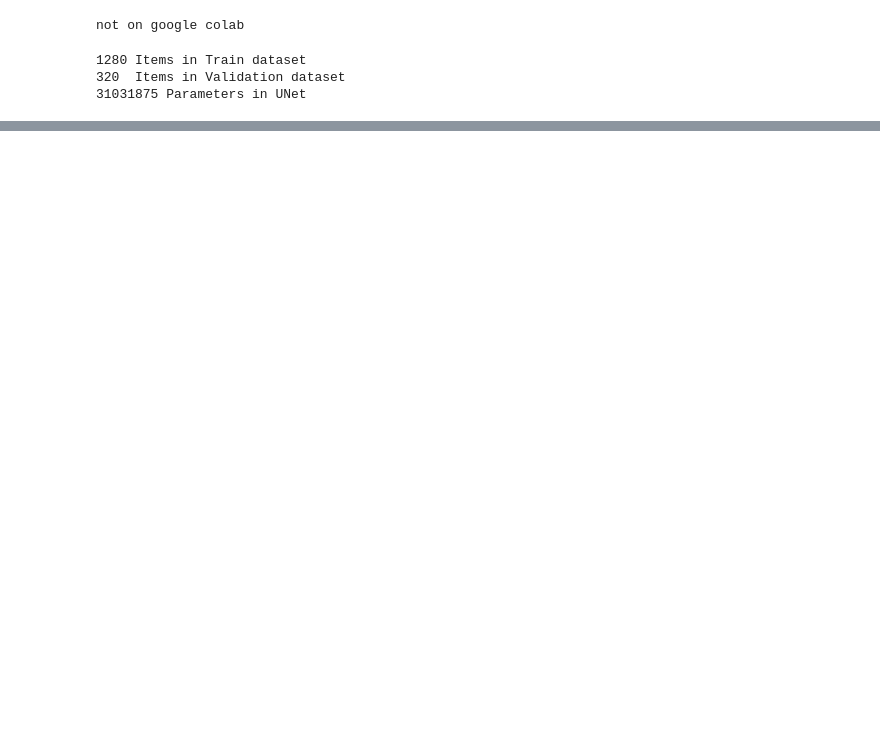
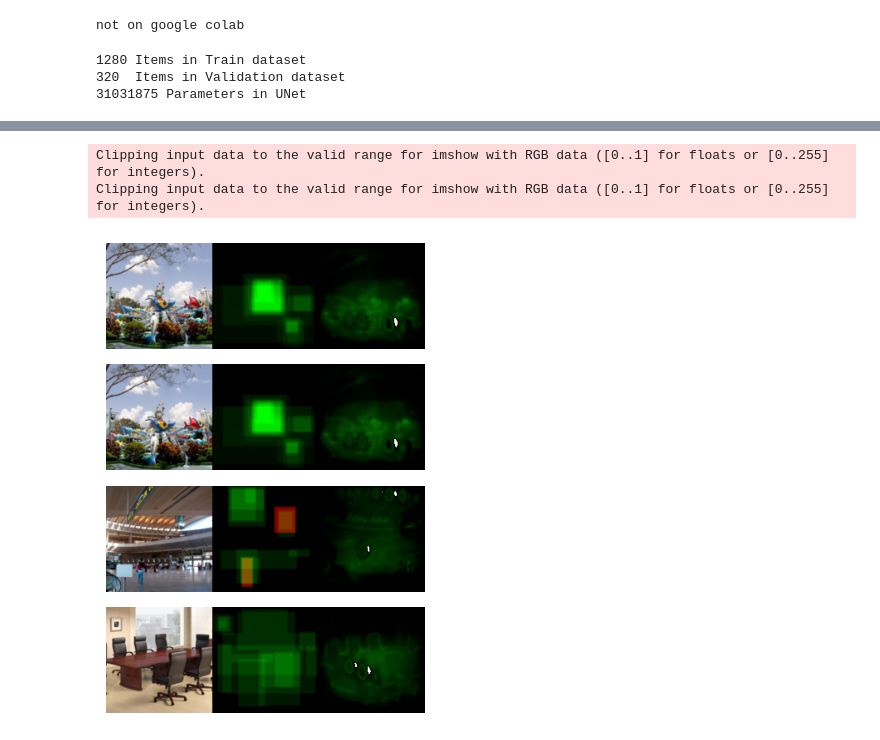
Before and after one commit to BabarKhanDev/Dissertation, a Jupyter notebook: autoencoder/Autoencoder.ipynb, the cells around one changed output, grey strips where cells are left out. Cells and saved outputs as stored; diff of their text form; code cells hidden in the pictures; blank space fills up the shorter version.

```diff
--- a/autoencoder/Autoencoder.ipynb
+++ b/autoencoder/Autoencoder.ipynb
@@ -277,21 +311,25 @@ torch.save(model.state_dict(), 'checkpoints/final_weights.pkl')
 # %%
 import matplotlib.pyplot as plt
 
-images, labels = next(iter(val_loader))
-images, labels = images.to(device), labels.to(device)
-figure = plt.figure(figsize=(15,15))
-output = model(images)
+figure = plt.figure(figsize=(5,5))
 cols, rows = 1, 4
-for i in range(cols * rows):
-    figure.add_subplot(rows,cols*3, 3*i+1)
+
+for i in range(rows):
+
+    images, labels = next(iter(val_loader))
+    images= images.to(device)
+    output = model(images)
+
+    display = torch.cat([images.to("cpu"), labels, output.to("cpu").detach()], dim=3)
+
+    figure.add_subplot(rows, cols, i+1)
     plt.axis("off")
-    plt.imshow((images[i,:].cpu().detach().squeeze().permute(1, 2, 0) +1 )/2 )
-    figure.add_subplot(rows,cols*3, 3*i+2)
-    plt.axis("off")
-    plt.imshow((labels[i,:].cpu().detach().squeeze().permute(1, 2, 0) +1 )/2 )
-    figure.add_subplot(rows,cols*3, 3*i+3)
-    plt.axis("off")
-    plt.imshow((output[i,:].cpu().detach().squeeze().permute(1, 2, 0) +1 )/2 )
+    plt.imshow((display[0].squeeze().permute(1, 2, 0) +1 )/2 )
+
 
 plt.tight_layout()
 plt.show()
+# %% [output]
+Clipping input data to the valid range for imshow with RGB data ([0..1] for floats or [0..255] for integers).
+Clipping input data to the valid range for imshow with RGB data ([0..1] for floats or [0..255] for integers).
+[figure, added]
```
Also changed, not shown: parts of 9 cells of this notebook, 3 other files.
